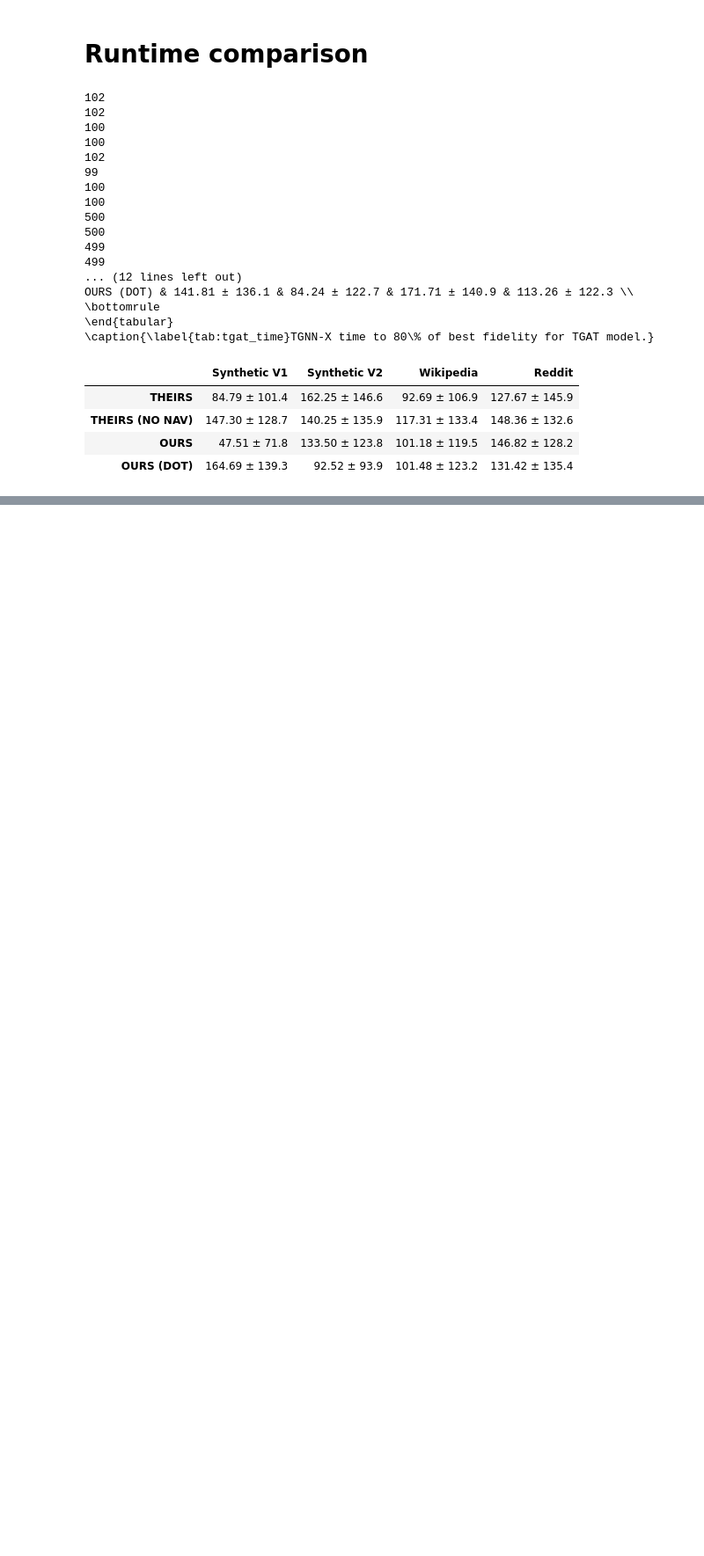
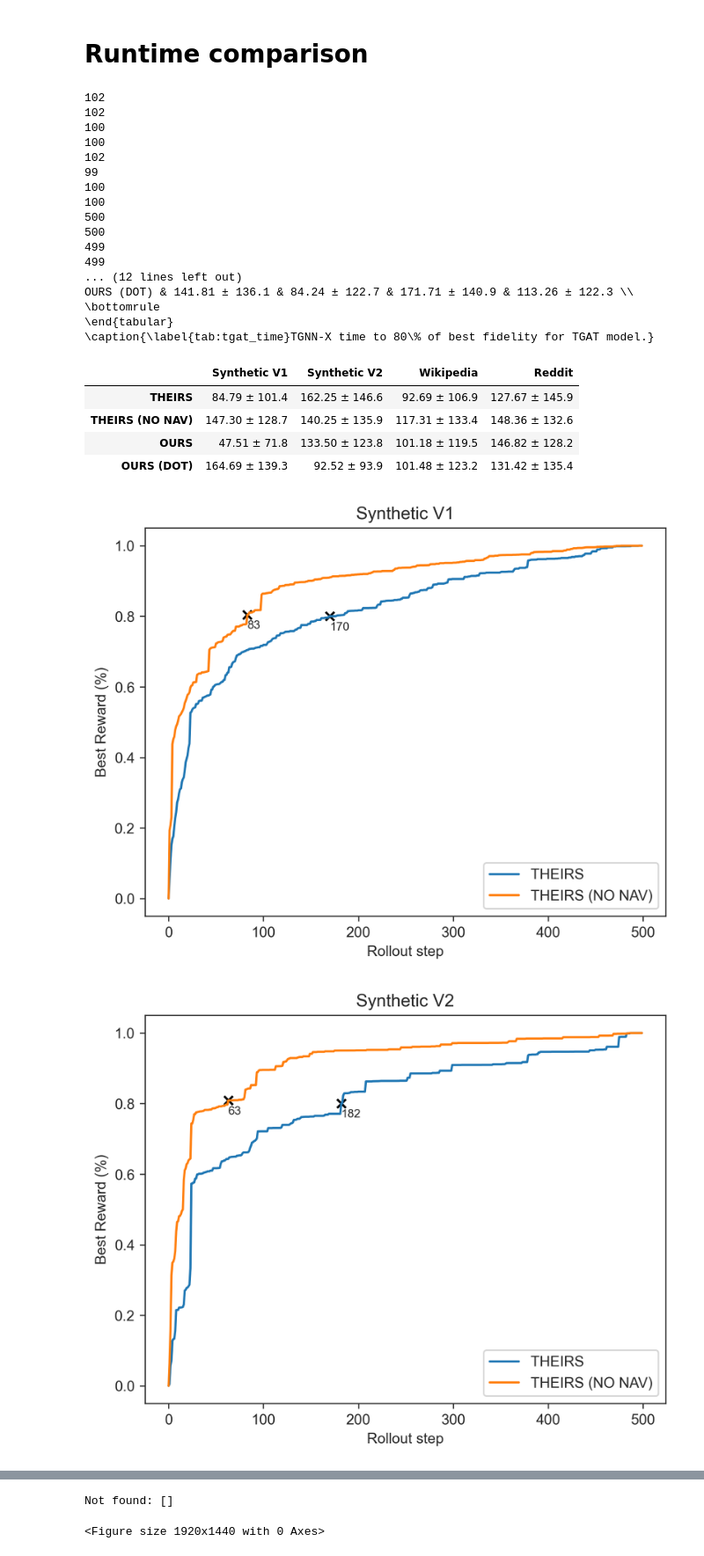
Before and after one commit to m-krastev/fact8-temporal-graph, a Jupyter notebook: notebooks/results_processing.ipynb, the cells around one changed output, grey strips where cells are left out. Shown at 88% size. Cells and saved outputs as stored; diff of their text form; code cells hidden in the pictures; blank space fills up the shorter version.

Commit message:
rollout distribution curves

```diff
--- a/notebooks/results_processing.ipynb
+++ b/notebooks/results_processing.ipynb
@@ -786,13 +786,13 @@ globs = {
     for k, v in zip(
         ["xtg-og", "xtg-non", "xtg", "xtg-d"],
         [
-            "{model}_{dataset}*pg_true*",
-            "{model}_{dataset}*pg_false*",
-            "{model}_{dataset}*mlp_true*",
+            "{model}_{dataset}*pg_true*_th25*",
+            "{model}_{dataset}*pg_false*_th25*",
+            "{model}_{dataset}*mlp_true*_th25*",
             # '{model}_{dataset}*_attn*',
             # '{model}_{dataset}*_pbone*',
             # '{model}_{dataset}*_pg*',
-            "{model}_{dataset}*dot_true*",
+            "{model}_{dataset}*dot_true*_th25*",
         ],
     )
 }
@@ -874,3 +874,73 @@ display(explainer_fid_times)
 | THEIRS (NO NAV) | 147.30 ± 128.7 | 140.25 ± 135.9 | 117.31 ± 133.4 | 148.36 ± 132.6 |
 | OURS | 47.51 ± 71.8 | 133.50 ± 123.8 | 101.18 ± 119.5 | 146.82 ± 128.2 |
 | OURS (DOT) | 164.69 ± 139.3 | 92.52 ± 93.9 | 101.48 ± 123.2 | 131.42 ± 135.4 |
+# %%
+# seconds
+training_runtimes = {
+    # simulate_v1, simulate_v2, wikipedia, reddit
+    "TGAT": [5.0, 6.1, 93, 627.23],
+    "TGN": [18.1, 4.2, 84.7, 614],
+}
+
+candidate_scores_path = results_path / "candidate_scores"
+globs = {
+    # XTG, ATTN, PBONE, PG, XTG-D
+    k: v
+    for k, v in zip(
+        ["xtg-og", "xtg-non", "xtg", "xtg-d"],
+        [
+            "{model}_{dataset}*pg_true*_th25*",
+            "{model}_{dataset}*pg_false*_th25*",
+            # "{model}_{dataset}*mlp_true*",
+            # '{model}_{dataset}*_attn*',
+            # '{model}_{dataset}*_pbone*',
+            # '{model}_{dataset}*_pg*',
+            # "{model}_{dataset}*dot_true*",
+        ],
+    )
+}
+
+model = "tgat"
+# model = "tgn"
+not_found = []
+# fig, axs = plt.subplots(2, 2, figsize=(8, 8))
+sns.set_style("ticks")
+for dataset in ["simulate_v1", "simulate_v2", "wikipedia", "reddit"]:
+    for explainer in globs:
+        try:
+            glob = candidate_scores_path.glob(
+                globs[explainer].format(model=model, dataset=dataset)
+            )
+
+            # collate stats for all runs
+            arrs = [pd.read_csv(g) for g in glob]
+
+            mat = [arr["best_reward"].to_numpy() for arr in arrs]
+
+            mat = np.array(mat).mean(axis=0)
+
+            # normalize
+            mat = (mat - mat.min()) / (mat.max() - mat.min())
+            index = np.argmax(mat >= 0.8)
+
+            plt.plot(mat, label=labels[explainer])
+            plt.scatter(index, mat[index], marker="x", color="black")
+
+            plt.text(index, mat[index]-0.04, f"{index}", fontsize=8)
+            # plt.axhline(y=mat[index], color='r', linestyle='dotted')  # draw horizontal line
+            # plt.axvline(x=index, color='r', linestyle='dotted')  # draw vertical line
+
+            plt.xlabel("Rollout step")
+            plt.ylabel("Best Reward (%)")
+
+        except (KeyError, StopIteration):
+            not_found.append(f"{explainer}_{dataset}")
+            continue
+    plt.title(dataset_to_index[dataset])
+    plt.legend()
+    plt.show()
+    plt.savefig(f"plots/{model}_misc_rollout_plot_{dataset}.png")
+print("Not found:", not_found)
+# %% [output]
+[figure, added]
+[figure, added]
@@ -876,0 +949,2 @@ display(explainer_fid_times)
+Not found: []
+<Figure size 1920x1440 with 0 Axes>
```
Also changed, not shown: parts of 1 cell of this notebook, 8 other files.
